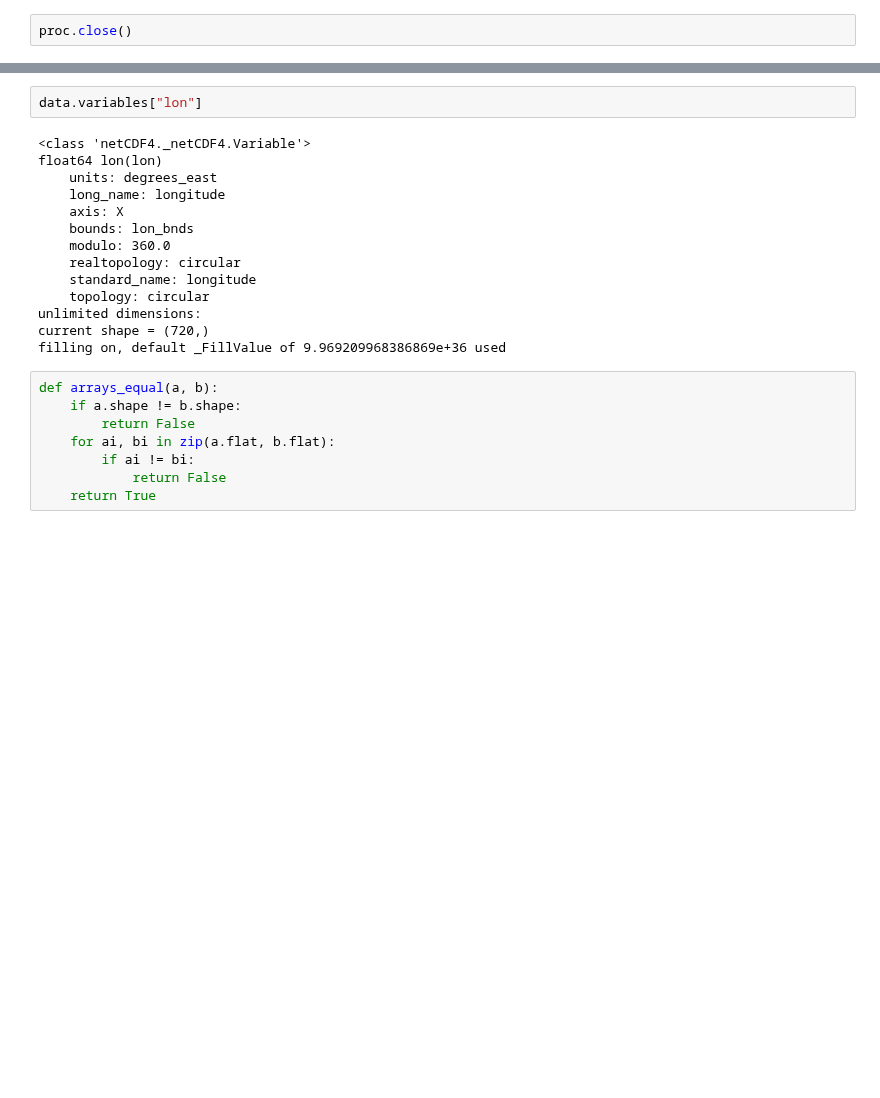
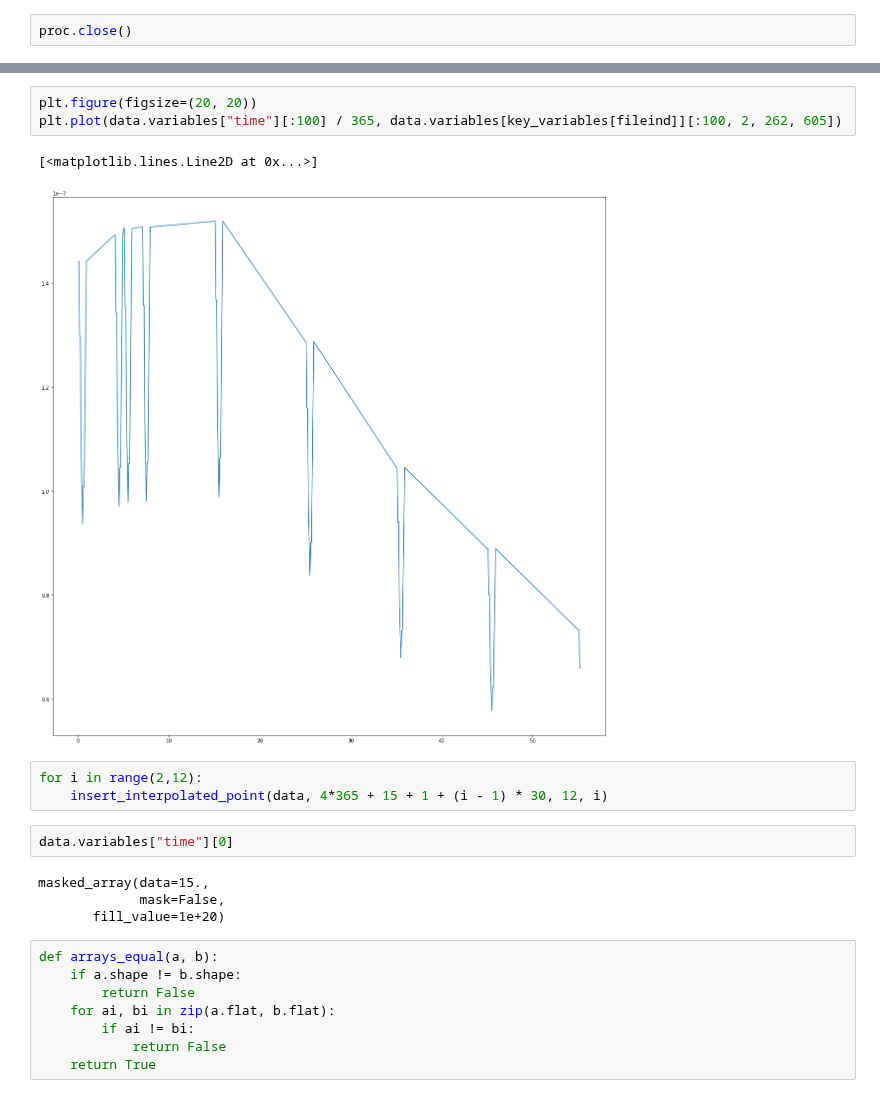
Before and after one commit to Rlamboll/modify_COVID19_netCDF_Emissions, a Jupyter notebook: calculations/COVID19EmissionsCalcAerosols.ipynb, the cells around one changed output, grey strips where cells are left out. Cells and saved outputs as stored; diff of their text form; blank space fills up the shorter version.

```diff
--- a/calculations/COVID19EmissionsCalcAerosols.ipynb
+++ b/calculations/COVID19EmissionsCalcAerosols.ipynb
@@ -293,19 +291,18 @@ True
+# %%
+plt.figure(figsize=(20, 20))
+plt.plot(data.variables["time"][:100] / 365, data.variables[key_variables[fileind]][:100, 2, 262, 605])
+# %% [output]
+[<matplotlib.lines.Line2D at 0x...>]
+[figure, added]
+# %%
+for i in range(2,12):
+    insert_interpolated_point(data, 4*365 + 15 + 1 + (i - 1) * 30, 12, i)
 # %%
-data.variables["lon"]
+data.variables["time"][0]
 # %% [output]
-<class 'netCDF4._netCDF4.Variable'>
-float64 lon(lon)
-    units: degrees_east
-    long_name: longitude
-    axis: X
-    bounds: lon_bnds
-    modulo: 360.0
-    realtopology: circular
-    standard_name: longitude
-    topology: circular
-unlimited dimensions:
-current shape = (720,)
-filling on, default _FillValue of 9.969209968386869e+36 used
+masked_array(data=15.,
+             mask=False,
+       fill_value=1e+20)
 # %%
 def arrays_equal(a, b):
     if a.shape != b.shape:
```
Also changed, not shown: parts of 5 cells of this notebook, 1 other file.
